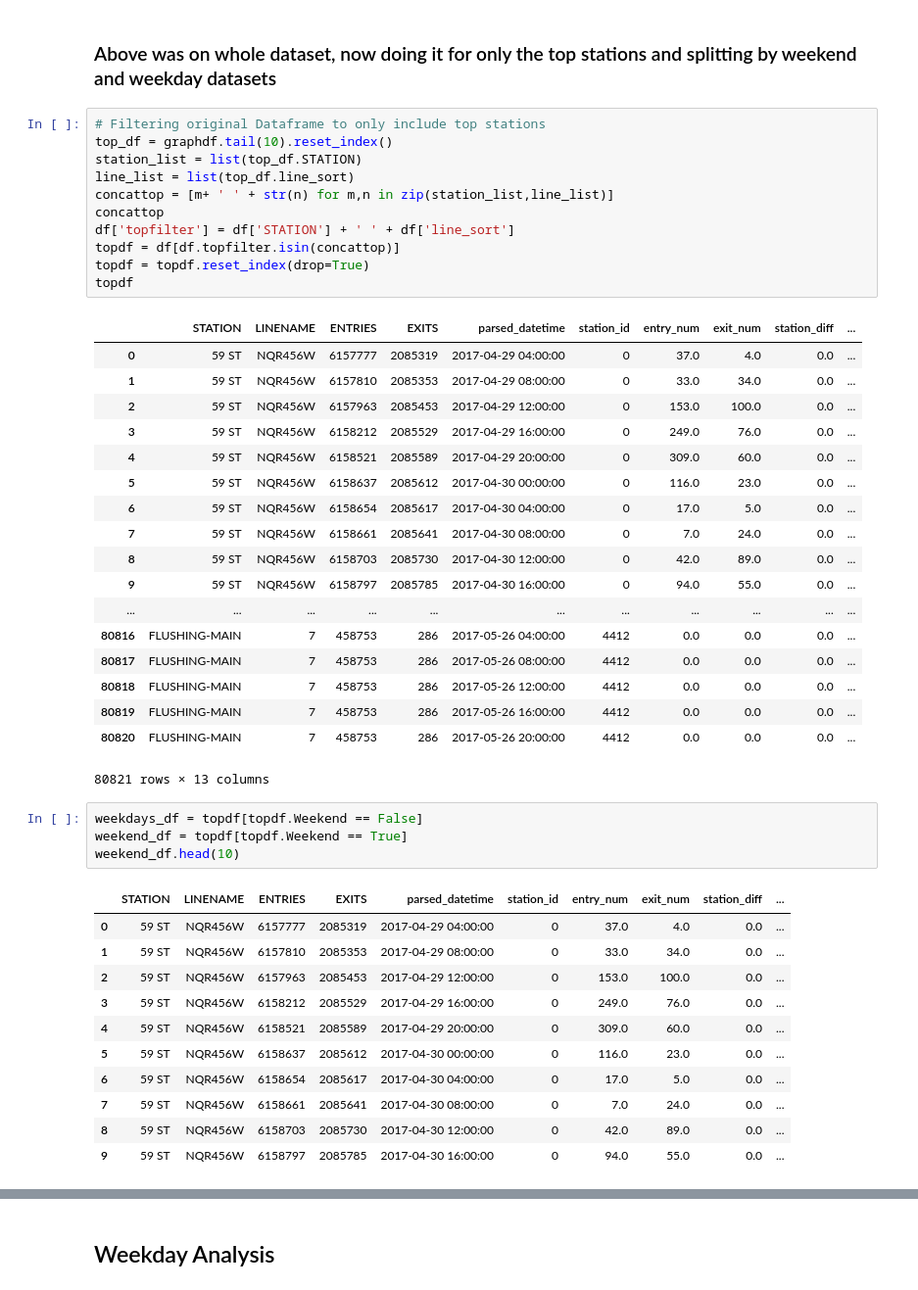
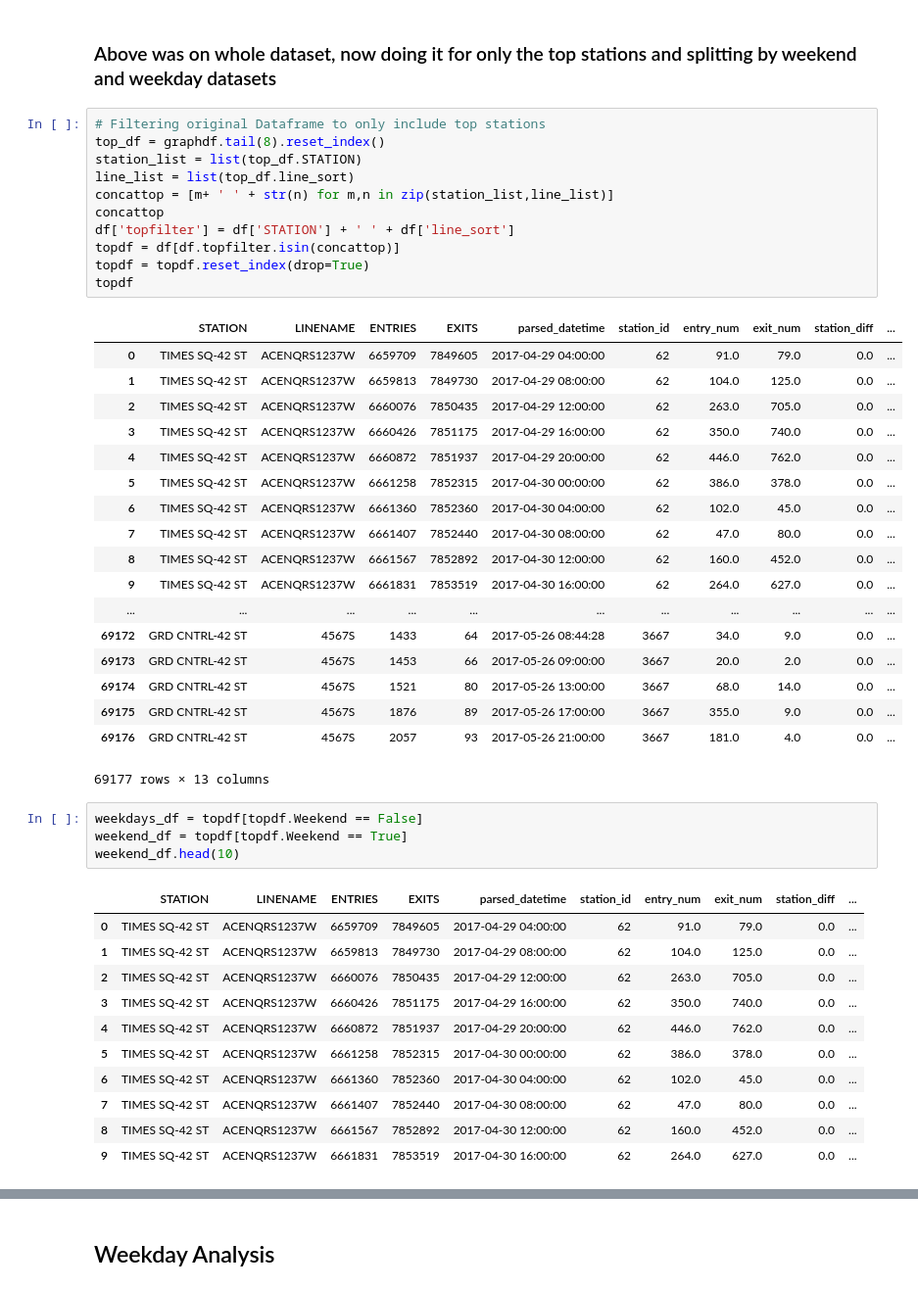
Before and after one commit to adam-ariel/Metis-Project-1----MTA, a Jupyter notebook: project1_wkbk.ipynb, the cells around one changed output, grey strips where cells are left out. Shown at 98% size. Cells and saved outputs as stored; diff of their text form.

```diff
--- a/project1_wkbk.ipynb
+++ b/project1_wkbk.ipynb
@@ -478,50 +483,50 @@ by_time_official.sort_values(by=['avg_entries'], ascending = False)
 ### Above was on whole dataset, now doing it for only the top stations and splitting by weekend and weekday datasets
 # %%
 # Filtering original Dataframe to only include top stations
-top_df = graphdf.tail(10).reset_index()
+top_df = graphdf.tail(8).reset_index()
 station_list = list(top_df.STATION)
 line_list = list(top_df.line_sort)
 concattop = [m+ ' ' + str(n) for m,n in zip(station_list,line_list)]
 concattop
 df['topfilter'] = df['STATION'] + ' ' + df['line_sort']
 topdf = df[df.topfilter.isin(concattop)]
 topdf = topdf.reset_index(drop=True)
 topdf
 # %% [output]
 |  | STATION | LINENAME | ENTRIES | EXITS | parsed_datetime | station_id | entry_num | exit_num | station_diff | ... |
-| 0 | 59 ST | NQR456W | 6157777 | 2085319 | 2017-04-29 04:00:00 | 0 | 37.0 | 4.0 | 0.0 | ... |
-| 1 | 59 ST | NQR456W | 6157810 | 2085353 | 2017-04-29 08:00:00 | 0 | 33.0 | 34.0 | 0.0 | ... |
-| 2 | 59 ST | NQR456W | 6157963 | 2085453 | 2017-04-29 12:00:00 | 0 | 153.0 | 100.0 | 0.0 | ... |
-| 3 | 59 ST | NQR456W | 6158212 | 2085529 | 2017-04-29 16:00:00 | 0 | 249.0 | 76.0 | 0.0 | ... |
-| 4 | 59 ST | NQR456W | 6158521 | 2085589 | 2017-04-29 20:00:00 | 0 | 309.0 | 60.0 | 0.0 | ... |
-| 5 | 59 ST | NQR456W | 6158637 | 2085612 | 2017-04-30 00:00:00 | 0 | 116.0 | 23.0 | 0.0 | ... |
-| 6 | 59 ST | NQR456W | 6158654 | 2085617 | 2017-04-30 04:00:00 | 0 | 17.0 | 5.0 | 0.0 | ... |
-| 7 | 59 ST | NQR456W | 6158661 | 2085641 | 2017-04-30 08:00:00 | 0 | 7.0 | 24.0 | 0.0 | ... |
-| 8 | 59 ST | NQR456W | 6158703 | 2085730 | 2017-04-30 12:00:00 | 0 | 42.0 | 89.0 | 0.0 | ... |
-| 9 | 59 ST | NQR456W | 6158797 | 2085785 | 2017-04-30 16:00:00 | 0 | 94.0 | 55.0 | 0.0 | ... |
+| 0 | TIMES SQ-42 ST | ACENQRS1237W | 6659709 | 7849605 | 2017-04-29 04:00:00 | 62 | 91.0 | 79.0 | 0.0 | ... |
+| 1 | TIMES SQ-42 ST | ACENQRS1237W | 6659813 | 7849730 | 2017-04-29 08:00:00 | 62 | 104.0 | 125.0 | 0.0 | ... |
+| 2 | TIMES SQ-42 ST | ACENQRS1237W | 6660076 | 7850435 | 2017-04-29 12:00:00 | 62 | 263.0 | 705.0 | 0.0 | ... |
+| 3 | TIMES SQ-42 ST | ACENQRS1237W | 6660426 | 7851175 | 2017-04-29 16:00:00 | 62 | 350.0 | 740.0 | 0.0 | ... |
+| 4 | TIMES SQ-42 ST | ACENQRS1237W | 6660872 | 7851937 | 2017-04-29 20:00:00 | 62 | 446.0 | 762.0 | 0.0 | ... |
+| 5 | TIMES SQ-42 ST | ACENQRS1237W | 6661258 | 7852315 | 2017-04-30 00:00:00 | 62 | 386.0 | 378.0 | 0.0 | ... |
+| 6 | TIMES SQ-42 ST | ACENQRS1237W | 6661360 | 7852360 | 2017-04-30 04:00:00 | 62 | 102.0 | 45.0 | 0.0 | ... |
+| 7 | TIMES SQ-42 ST | ACENQRS1237W | 6661407 | 7852440 | 2017-04-30 08:00:00 | 62 | 47.0 | 80.0 | 0.0 | ... |
+| 8 | TIMES SQ-42 ST | ACENQRS1237W | 6661567 | 7852892 | 2017-04-30 12:00:00 | 62 | 160.0 | 452.0 | 0.0 | ... |
+| 9 | TIMES SQ-42 ST | ACENQRS1237W | 6661831 | 7853519 | 2017-04-30 16:00:00 | 62 | 264.0 | 627.0 | 0.0 | ... |
 | ... | ... | ... | ... | ... | ... | ... | ... | ... | ... | ... |
-| 80816 | FLUSHING-MAIN | 7 | 458753 | 286 | 2017-05-26 04:00:00 | 4412 | 0.0 | 0.0 | 0.0 | ... |
-| 80817 | FLUSHING-MAIN | 7 | 458753 | 286 | 2017-05-26 08:00:00 | 4412 | 0.0 | 0.0 | 0.0 | ... |
-| 80818 | FLUSHING-MAIN | 7 | 458753 | 286 | 2017-05-26 12:00:00 | 4412 | 0.0 | 0.0 | 0.0 | ... |
-| 80819 | FLUSHING-MAIN | 7 | 458753 | 286 | 2017-05-26 16:00:00 | 4412 | 0.0 | 0.0 | 0.0 | ... |
-| 80820 | FLUSHING-MAIN | 7 | 458753 | 286 | 2017-05-26 20:00:00 | 4412 | 0.0 | 0.0 | 0.0 | ... |
+| 69172 | GRD CNTRL-42 ST | 4567S | 1433 | 64 | 2017-05-26 08:44:28 | 3667 | 34.0 | 9.0 | 0.0 | ... |
+| 69173 | GRD CNTRL-42 ST | 4567S | 1453 | 66 | 2017-05-26 09:00:00 | 3667 | 20.0 | 2.0 | 0.0 | ... |
+| 69174 | GRD CNTRL-42 ST | 4567S | 1521 | 80 | 2017-05-26 13:00:00 | 3667 | 68.0 | 14.0 | 0.0 | ... |
+| 69175 | GRD CNTRL-42 ST | 4567S | 1876 | 89 | 2017-05-26 17:00:00 | 3667 | 355.0 | 9.0 | 0.0 | ... |
+| 69176 | GRD CNTRL-42 ST | 4567S | 2057 | 93 | 2017-05-26 21:00:00 | 3667 | 181.0 | 4.0 | 0.0 | ... |
-80821 rows × 13 columns
+69177 rows × 13 columns
 # %%
 weekdays_df = topdf[topdf.Weekend == False]
 weekend_df = topdf[topdf.Weekend == True]
 weekend_df.head(10)
 # %% [output]
 |  | STATION | LINENAME | ENTRIES | EXITS | parsed_datetime | station_id | entry_num | exit_num | station_diff | ... |
-| 0 | 59 ST | NQR456W | 6157777 | 2085319 | 2017-04-29 04:00:00 | 0 | 37.0 | 4.0 | 0.0 | ... |
-| 1 | 59 ST | NQR456W | 6157810 | 2085353 | 2017-04-29 08:00:00 | 0 | 33.0 | 34.0 | 0.0 | ... |
-| 2 | 59 ST | NQR456W | 6157963 | 2085453 | 2017-04-29 12:00:00 | 0 | 153.0 | 100.0 | 0.0 | ... |
-| 3 | 59 ST | NQR456W | 6158212 | 2085529 | 2017-04-29 16:00:00 | 0 | 249.0 | 76.0 | 0.0 | ... |
-| 4 | 59 ST | NQR456W | 6158521 | 2085589 | 2017-04-29 20:00:00 | 0 | 309.0 | 60.0 | 0.0 | ... |
-| 5 | 59 ST | NQR456W | 6158637 | 2085612 | 2017-04-30 00:00:00 | 0 | 116.0 | 23.0 | 0.0 | ... |
-| 6 | 59 ST | NQR456W | 6158654 | 2085617 | 2017-04-30 04:00:00 | 0 | 17.0 | 5.0 | 0.0 | ... |
-| 7 | 59 ST | NQR456W | 6158661 | 2085641 | 2017-04-30 08:00:00 | 0 | 7.0 | 24.0 | 0.0 | ... |
-| 8 | 59 ST | NQR456W | 6158703 | 2085730 | 2017-04-30 12:00:00 | 0 | 42.0 | 89.0 | 0.0 | ... |
-| 9 | 59 ST | NQR456W | 6158797 | 2085785 | 2017-04-30 16:00:00 | 0 | 94.0 | 55.0 | 0.0 | ... |
+| 0 | TIMES SQ-42 ST | ACENQRS1237W | 6659709 | 7849605 | 2017-04-29 04:00:00 | 62 | 91.0 | 79.0 | 0.0 | ... |
+| 1 | TIMES SQ-42 ST | ACENQRS1237W | 6659813 | 7849730 | 2017-04-29 08:00:00 | 62 | 104.0 | 125.0 | 0.0 | ... |
+| 2 | TIMES SQ-42 ST | ACENQRS1237W | 6660076 | 7850435 | 2017-04-29 12:00:00 | 62 | 263.0 | 705.0 | 0.0 | ... |
+| 3 | TIMES SQ-42 ST | ACENQRS1237W | 6660426 | 7851175 | 2017-04-29 16:00:00 | 62 | 350.0 | 740.0 | 0.0 | ... |
+| 4 | TIMES SQ-42 ST | ACENQRS1237W | 6660872 | 7851937 | 2017-04-29 20:00:00 | 62 | 446.0 | 762.0 | 0.0 | ... |
+| 5 | TIMES SQ-42 ST | ACENQRS1237W | 6661258 | 7852315 | 2017-04-30 00:00:00 | 62 | 386.0 | 378.0 | 0.0 | ... |
+| 6 | TIMES SQ-42 ST | ACENQRS1237W | 6661360 | 7852360 | 2017-04-30 04:00:00 | 62 | 102.0 | 45.0 | 0.0 | ... |
+| 7 | TIMES SQ-42 ST | ACENQRS1237W | 6661407 | 7852440 | 2017-04-30 08:00:00 | 62 | 47.0 | 80.0 | 0.0 | ... |
+| 8 | TIMES SQ-42 ST | ACENQRS1237W | 6661567 | 7852892 | 2017-04-30 12:00:00 | 62 | 160.0 | 452.0 | 0.0 | ... |
+| 9 | TIMES SQ-42 ST | ACENQRS1237W | 6661831 | 7853519 | 2017-04-30 16:00:00 | 62 | 264.0 | 627.0 | 0.0 | ... |
 # %%
 entrances = pd.DataFrame(weekend_df.groupby('STATION').station_id.nunique())
 entrances = entrances.reset_index()
```
Also changed, not shown: parts of 19 cells of this notebook.
